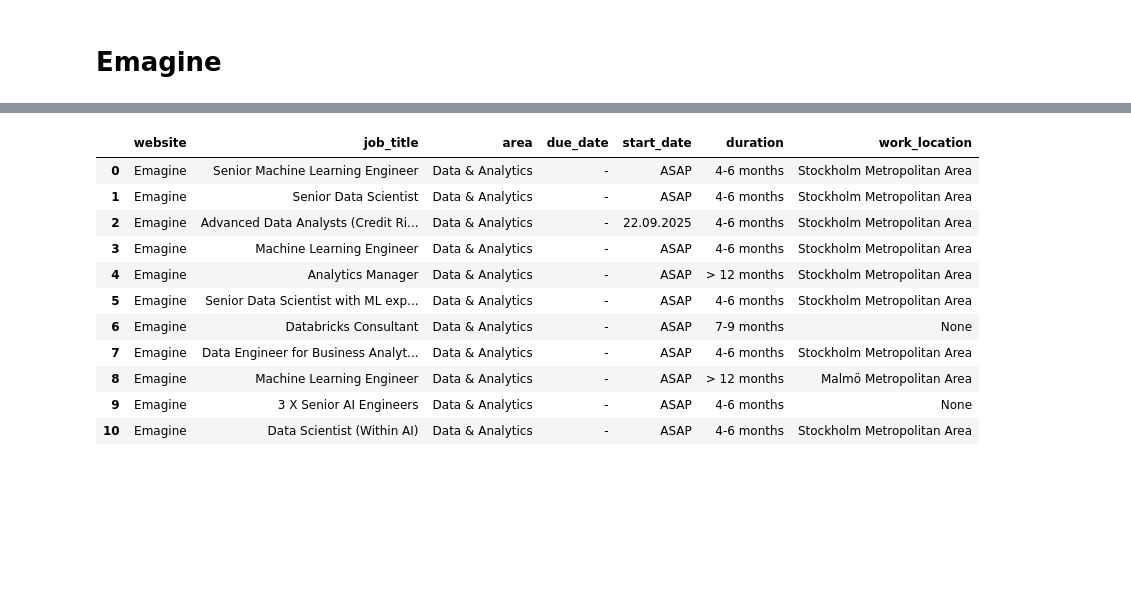
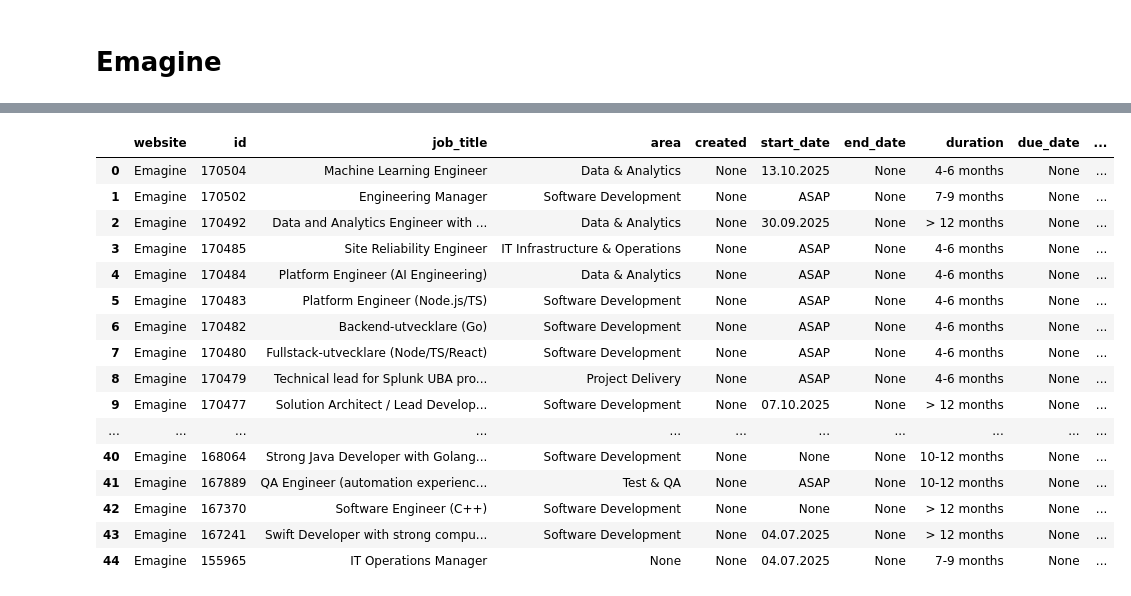
Before and after one commit to mimmitheresia/data_science-repo, a Jupyter notebook: training/notebooks/jobscreaping.ipynb, the cells around one changed output, grey strips where cells are left out. Cells and saved outputs as stored; diff of their text form; code cells hidden in the pictures; blank space fills up the shorter version.

```diff
--- a/training/notebooks/jobscreaping.ipynb
+++ b/training/notebooks/jobscreaping.ipynb
@@ -278,11 +315,14 @@ async def scrape_combitech_jobs():
 
     # Parse med BeautifulSoup
     soup = BeautifulSoup(html, "html.parser")
-    job_posts = soup.select("a.cursor-pointer[onclick^='location.href']")
-    return job_posts
+    #job_posts = soup.select("a.cursor-pointer[onclick^='location.href']")
+
+    return soup
 
 
 # Kör async-funktionen i Jupyter
-job_posts = await scrape_combitech_jobs()
+soup = await scrape_combitech_jobs()
+job_posts = soup.select("div.block.w-full.mb-4.md\\:pb-0.md\\:mb-0.lg\\:pb-4")
+print(len(job_posts))
 job_posts[0]
 # %% [output]
@@ -370,10 +418,7 @@ payload = {
         "textFilters": [],
         "workLocationTypes": [],
         "workLocations": [{"countryId": "SE", "city": "", "region": ""}],
-        "professionalRolesIds": [
-            2140, 2407, 2411, 2413, 2427, 2428, 2434,
-            2409, 2414, 2415, 2410, 2416, 2417, 2418
-        ],
+        "professionalRolesIds": [],
         "consultantSeniorities": [],
         "languageProficiencies": [],
         "industriesIds": [],
@@ -384,3 +429,9 @@ payload = {
 
 response = requests.post(url, headers=headers, json=payload)
 data = response.json()
+
+# alla annonser
+job_posts = data["items"]
+print('Number of job posts:', len(job_posts))
+print('Format job post:\n')
+job_posts[0]
@@ -387,29 +455,47 @@ data = response.json()
 # %%
-job_data = {'website':[], 'job_title':[], 'area':[], 'due_date': [], 'start_date': [], 'duration':[], 'work_location': []}
+job_data = pd.DataFrame(columns=['website', 'id', 'job_title', 'area', 'created', 'start_date', 'end_date', 'duration', 'due_date', 'work_location', 'work_type', 'link'])
 job_data_emagine = job_data
 
+
+
 # Extract jobs
-for job in data["items"]:
-    job_data_emagine['website'].append('Emagine')
-    job_data_emagine['job_title'].append(job["title"])
-    job_data_emagine['area'].append(job["area"]["name"])
+for job in job_posts:
+    website = 'Emagine'
+    id = job['id']
+    job_title = job["title"]
 
-    job_data_emagine['due_date'].append('-')
-    job_data_emagine['start_date'].append(job["startDate"])
-    job_data_emagine['duration'].append(job["duration"])
-    job_data_emagine['work_location'].append(job["jobAdWorkLocation"]["city"])
+    try:
+        area = job["area"]["name"]
+    except:
+        area = None
 
-pd.DataFrame(job_data_emagine)
+    created = None
+    start_date = job["startDate"]
+    end_date = None
+    duration = job["duration"]
+    due_date = job['applicationDate']
+
+    work_location = job["jobAdWorkLocation"]["city"]
+    work_type = job["jobAdWorkLocation"]["workLocationType"]
+    link = f'https://portal.emagine.org/jobs/{id}/{slugify_title_for_link(job_title)}'
+
+    job_data_emagine.loc[len(job_data_emagine)] = [website, id, job_title, area, created, start_date, end_date, duration, due_date, work_location, work_type, link]
+job_data_emagine
 # %% [output]
-|  | website | job_title | area | due_date | start_date | duration | work_location |
-| 0 | Emagine | Senior Machine Learning Engineer | Data & Analytics | - | ASAP | 4-6 months | Stockholm Metropolitan Area |
-| 1 | Emagine | Senior Data Scientist | Data & Analytics | - | ASAP | 4-6 months | Stockholm Metropolitan Area |
-| 2 | Emagine | Advanced Data Analysts (Credit Ri... | Data & Analytics | - | 22.09.2025 | 4-6 months | Stockholm Metropolitan Area |
-| 3 | Emagine | Machine Learning Engineer | Data & Analytics | - | ASAP | 4-6 months | Stockholm Metropolitan Area |
-| 4 | Emagine | Analytics Manager | Data & Analytics | - | ASAP | > 12 months | Stockholm Metropolitan Area |
-| 5 | Emagine | Senior Data Scientist with ML exp... | Data & Analytics | - | ASAP | 4-6 months | Stockholm Metropolitan Area |
-| 6 | Emagine | Databricks Consultant | Data & Analytics | - | ASAP | 7-9 months | None |
-| 7 | Emagine | Data Engineer for Business Analyt... | Data & Analytics | - | ASAP | 4-6 months | Stockholm Metropolitan Area |
-| 8 | Emagine | Machine Learning Engineer | Data & Analytics | - | ASAP | > 12 months | Malmö Metropolitan Area |
-| 9 | Emagine | 3 X Senior AI Engineers | Data & Analytics | - | ASAP | 4-6 months | None |
-| 10 | Emagine | Data Scientist (Within AI) | Data & Analytics | - | ASAP | 4-6 months | Stockholm Metropolitan Area |
+|  | website | id | job_title | area | created | start_date | end_date | duration | due_date | ... |
+| 0 | Emagine | 170504 | Machine Learning Engineer | Data & Analytics | None | 13.10.2025 | None | 4-6 months | None | ... |
+| 1 | Emagine | 170502 | Engineering Manager | Software Development | None | ASAP | None | 7-9 months | None | ... |
+| 2 | Emagine | 170492 | Data and Analytics Engineer with ... | Data & Analytics | None | 30.09.2025 | None | > 12 months | None | ... |
+| 3 | Emagine | 170485 | Site Reliability Engineer | IT Infrastructure & Operations | None | ASAP | None | 4-6 months | None | ... |
+| 4 | Emagine | 170484 | Platform Engineer (AI Engineering) | Data & Analytics | None | ASAP | None | 4-6 months | None | ... |
+| 5 | Emagine | 170483 | Platform Engineer (Node.js/TS) | Software Development | None | ASAP | None | 4-6 months | None | ... |
+| 6 | Emagine | 170482 | Backend-utvecklare (Go) | Software Development | None | ASAP | None | 4-6 months | None | ... |
+| 7 | Emagine | 170480 | Fullstack-utvecklare (Node/TS/React) | Software Development | None | ASAP | None | 4-6 months | None | ... |
+| 8 | Emagine | 170479 | Technical lead for Splunk UBA pro... | Project Delivery | None | ASAP | None | 4-6 months | None | ... |
+| 9 | Emagine | 170477 | Solution Architect / Lead Develop... | Software Development | None | 07.10.2025 | None | > 12 months | None | ... |
+| ... | ... | ... | ... | ... | ... | ... | ... | ... | ... | ... |
+| 40 | Emagine | 168064 | Strong Java Developer with Golang... | Software Development | None | None | None | 10-12 months | None | ... |
+| 41 | Emagine | 167889 | QA Engineer (automation experienc... | Test & QA | None | ASAP | None | 10-12 months | None | ... |
+| 42 | Emagine | 167370 | Software Engineer (C++) | Software Development | None | None | None | > 12 months | None | ... |
+| 43 | Emagine | 167241 | Swift Developer with strong compu... | Software Development | None | 04.07.2025 | None | > 12 months | None | ... |
+| 44 | Emagine | 155965 | IT Operations Manager | None | None | 04.07.2025 | None | 7-9 months | None | ... |
```
Also changed, not shown: parts of 32 cells of this notebook.
